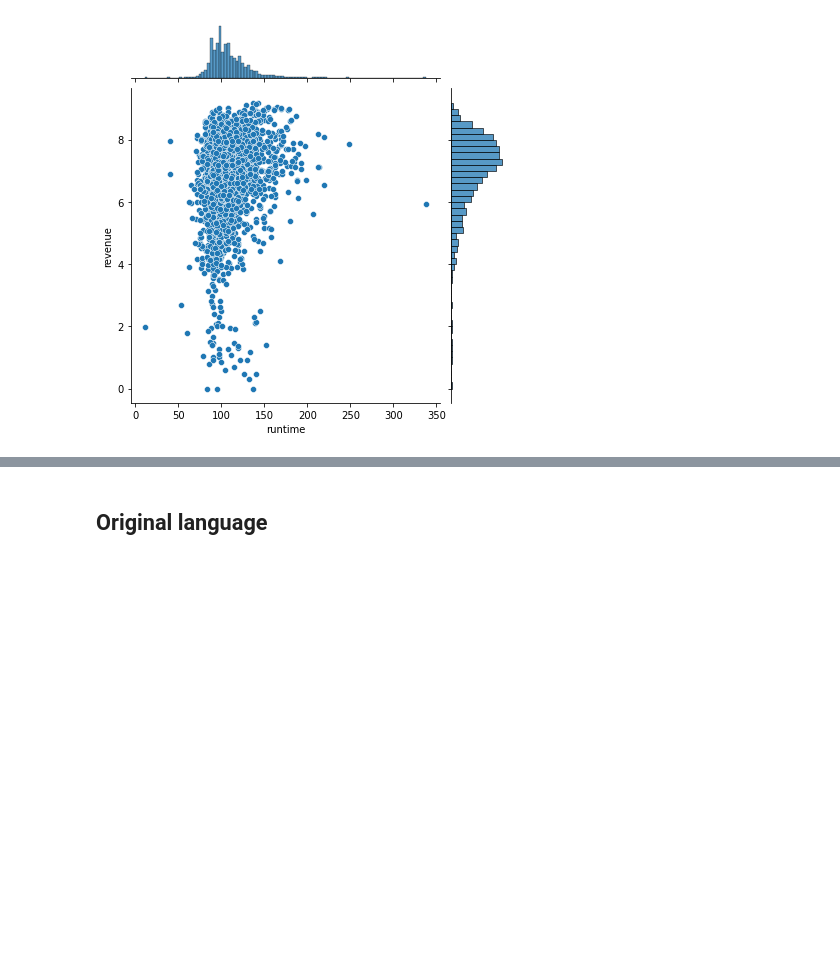
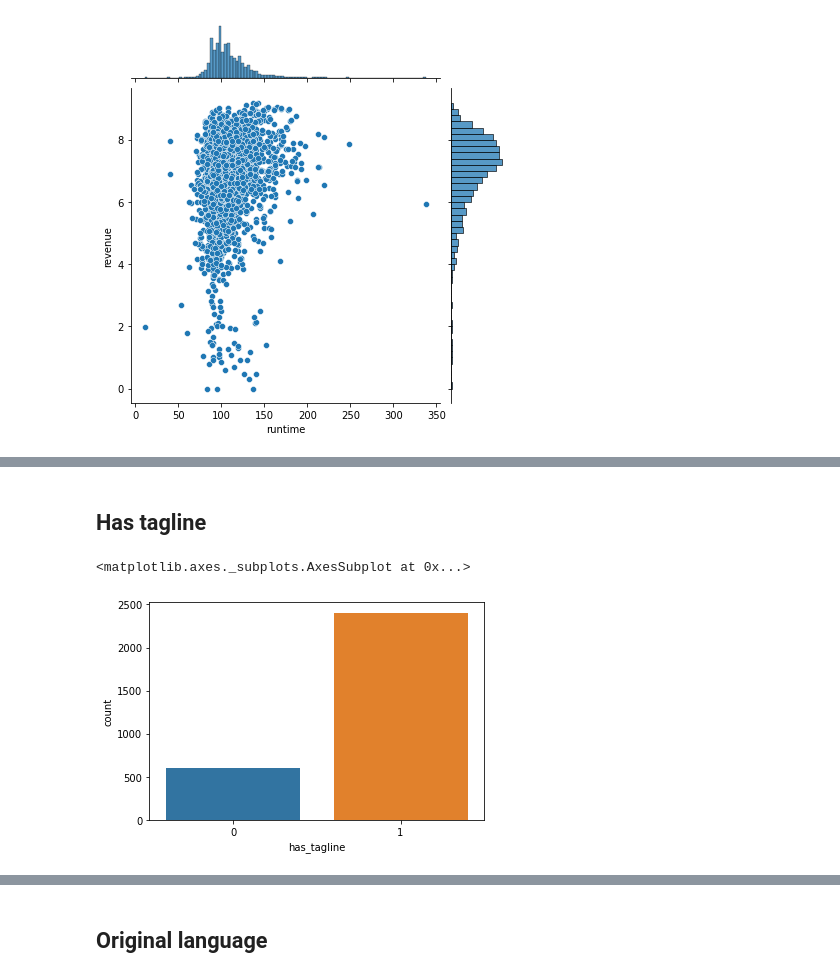
Before and after one commit to d0bando/Personal-Projects, a Jupyter notebook: Box_Office_Competition.ipynb, the cells around one changed output, grey strips where cells are left out. Cells and saved outputs as stored; diff of their text form; code cells hidden in the pictures; blank space fills up the shorter version.

```diff
--- a/Box_Office_Competition.ipynb
+++ b/Box_Office_Competition.ipynb
@@ -1646,0 +1666,7 @@ sns.jointplot(x=X["runtime"],y=np.log10(y))
+# %% [markdown]
+## Has tagline
+# %%
+sns.countplot(x=X.has_tagline)
+# %% [output]
+<matplotlib.axes._subplots.AxesSubplot at 0x...>
+[figure, added]
```
Also changed, not shown: parts of 23 cells of this notebook.
